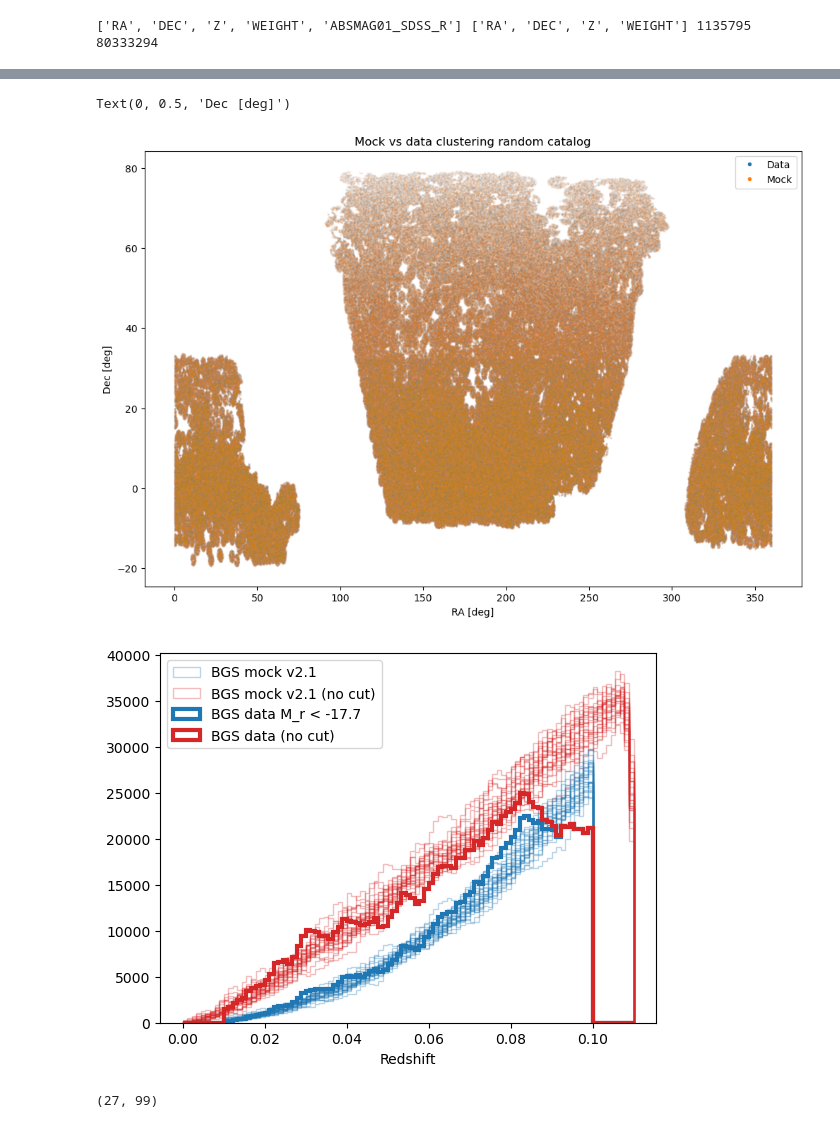
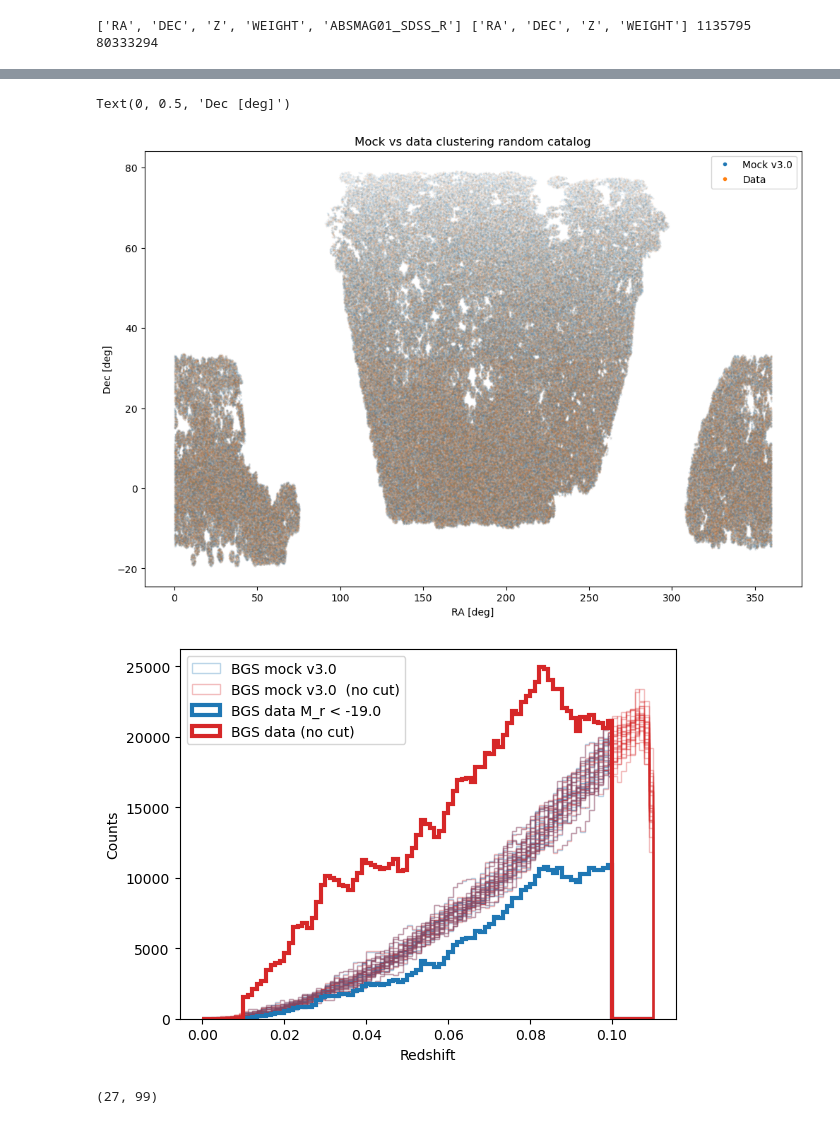
Before and after one commit to julianbautista/desi_pv_mocks, a Jupyter notebook: notebooks/check_BGS_clustering.ipynb, the cells around one changed output, grey strips where cells are left out. Cells and saved outputs as stored; diff of their text form; code cells hidden in the pictures.

Commit message:
changing config structure

```diff
--- a/notebooks/check_BGS_clustering.ipynb
+++ b/notebooks/check_BGS_clustering.ipynb
@@ -15,14 +19,20 @@ print(CONFIG.data_bgs_clus_rand)
 /global/cfs/cdirs/desi/science/td/pv/bgsclustering/Y3/BGS_BRIGHT_clustering_forPV_data.fits
 /global/cfs/cdirs/desi/science/td/pv/bgsclustering/Y3/BGS_BRIGHT_clustering_forPV_random.fits
 # %%
-d0_data = fits.open(CONFIG.data_bgs_clus_data.replace('data.fits', 'data_nolumcut.fits'))[1].data
-d0_rand = fits.open(CONFIG.data_bgs_clus_rand.replace('random.fits', 'random_nolumcut.fits'))[1].data
+d0_data = fits.open(cfg.data_bgs_clus_data.replace('data.fits', 'data_nolumcut.fits'))[1].data
+d0_rand = fits.open(cfg.data_bgs_clus_rand.replace('random.fits', 'random_nolumcut.fits'))[1].data
 print(d0_data.names, d0_rand.names, d0_data.size, d0_rand.size)
 # %% [output]
 ['RA', 'DEC', 'Z', 'WEIGHT', 'ABSMAG01_SDSS_R'] ['RA', 'DEC', 'Z', 'WEIGHT'] 1135795 80333294
 # %%
-m0_data = h5py.File(CONFIG.mock_bgs_base_data.format(phase=0, real=0), 'r')
-m0_rand = h5py.File(CONFIG.mock_bgs_base_rand.format(phase=0, real=0), 'r')
+m0_data = h5py.File(cfg.mock_bgs_base_data.format(phase=0, real=0), 'r')
+m0_rand = h5py.File(cfg.mock_bgs_base_rand.format(phase=0, real=0), 'r')
 print(list(m0_data.keys()))
 print(list(m0_rand.keys()))
+
+m0_app_mag = m0_data['app_mag'][...]
+m0_zobs = m0_data['zobs'][...]
+m0_abs_mag = m0_data['abs_mag'][...]
+m0_data.close()
+m0_rand.close()
 # %% [output]
@@ -37,4 +41,6 @@ mask = (m0_app_mag < BGS_CLUS.appmaglim) & (m0_abs_mag < BGS_CLUS.absmaglim)
 # %%
+mask = (m0_app_mag < cfg.bgs_clus.appmaglim) & (m0_abs_mag < cfg.bgs_clus.absmaglim) #& (m0_zobs > -0.001)
+
 plt.hist(m0_app_mag, bins=100, histtype='step')
 plt.hist(m0_app_mag[mask], bins=100, histtype='step')
 plt.xlabel('Apparent r-band magnitude')
@@ -57,5 +67,7 @@ plt.plot(m0_zobs[mask], m0_abs_mag[mask], ',', alpha=0.1)
 # %%
-d_data = fits.open(CONFIG.data_bgs_clus_data)[1].data
-d_rand = fits.open(CONFIG.data_bgs_clus_rand)[1].data
+d_data = fits.open(cfg.data_bgs_clus_data.replace('data.fits', 'data_Mr_lt_-19.0.fits'))[1].data
+d_rand = fits.open(cfg.data_bgs_clus_rand.replace('random.fits', 'random_Mr_lt_-19.0.fits'))[1].data
+#d_data = fits.open(cfg.data_bgs_clus_data)[1].data
+#d_rand = fits.open(cfg.data_bgs_clus_rand)[1].data
 d_data.names, d_rand.names, d_data.size, d_rand.size
 # %% [output]
@@ -84,40 +98,42 @@ plt.legend()
 # %%
 plt.figure(figsize=(12, 8))
+plt.plot(m_rand['RA'][::20], m_rand['DEC'][::20], '.', ms=0.5, alpha=0.1)
 plt.plot(d_rand['RA'][::20], d_rand['DEC'][::20], '.', ms=0.5, alpha=0.1)
-plt.plot(m_rand['RA'][::20], m_rand['DEC'][::20], '.', ms=0.5, alpha=0.1)
-plt.plot([], [], 'C0.', label='Data')
-plt.plot([], [], 'C1.', label='Mock')
+plt.plot([], [], 'C0.', label=f'Mock {cfg.version_bgs_clus}')
+plt.plot([], [], 'C1.', label='Data')
+
 plt.title('Mock vs data clustering random catalog')
 plt.legend()
 plt.xlabel('RA [deg]')
 plt.ylabel('Dec [deg]')
 # %% [output]
 Text(0, 0.5, 'Dec [deg]')
-[figure, old version]
+[figure, new version]
 # %%
 zbins = np.linspace(0, 0.11, 100)
 
 for phase in range(1):
     for real in range(27):
-        m0_data_temp = h5py.File(CONFIG.mock_bgs_base_data.format(phase=phase, real=real), 'r')
+        m0_data_temp = h5py.File(cfg.mock_bgs_base_data.format(phase=phase, real=real), 'r')
         m0_comp = m0_data_temp['Y3_COMP'][...]
         mask = np.random.rand(m0_comp.size) < m0_comp
         m0_z = m0_data_temp['zobs'][...][mask]
 
-        m_data_temp = fits.open(CONFIG.mock_bgs_clus_data.format(phase=phase, real=real))[1].data
+        m_data_temp = fits.open(cfg.mock_bgs_clus_data.format(phase=phase, real=real))[1].data
         m_z = m_data_temp['Z']
-        m_label = 'BGS mock v2.1' if phase == 0 and real ==0 else None
-        m0_label = 'BGS mock v2.1 (no cut)' if phase == 0 and real ==0 else None
+        m_label = f'BGS mock {cfg.version_bgs_clus} ' if phase == 0 and real ==0 else None
+        m0_label = f'BGS mock {cfg.version_bgs_base}  (no cut)' if phase == 0 and real ==0 else None
 
         _=plt.hist(m_z, color='C0', bins=zbins, histtype='step', alpha=0.3, label=m_label)
         _=plt.hist(m0_z, color='C3', bins=zbins, histtype='step', alpha=0.3, label=m0_label)
 
-_=plt.hist(d_data['Z'], bins=zbins, histtype='step', color='C0', lw=3, label='BGS data M_r < -17.7')
+_=plt.hist(d_data['Z'], bins=zbins, histtype='step', color='C0', lw=3, label='BGS data M_r < -19.0')
 _=plt.hist(d0_data['Z'], bins=zbins, histtype='step', color='C3', lw=3, label='BGS data (no cut)')
 
+plt.ylabel('Counts')
 plt.xlabel('Redshift')
 plt.legend()
-plt.savefig('plots/Nz_bgs_base_clustering_data_vs_mock_v2.1.pdf')
+plt.savefig(f'../plots/Nz_bgs_base_clustering_data_vs_mock_{cfg.version_bgs_clus}.pdf')
 # %% [output]
-[figure, old version]
+[figure, new version]
 # %%
```
Also changed, not shown: parts of 16 cells of this notebook, 10 other files.
